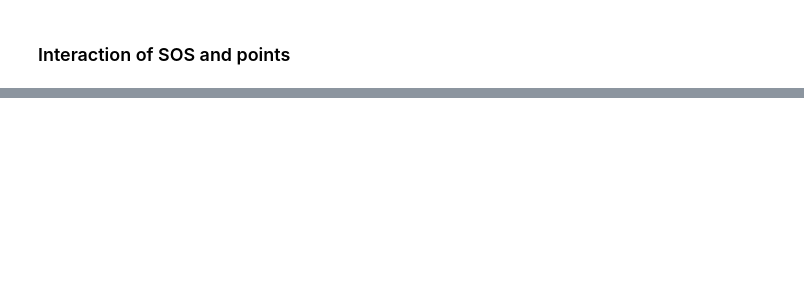
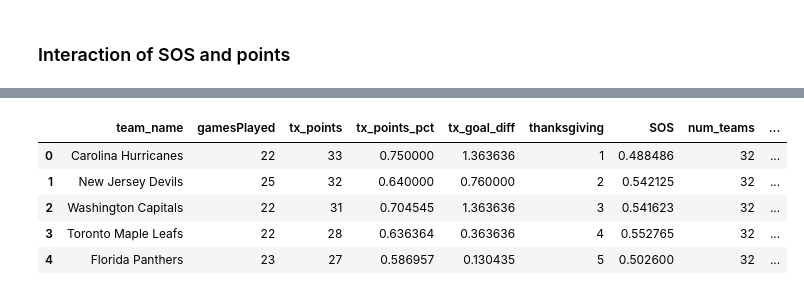
Before and after one commit to kjchrz03/hockey, a Jupyter notebook: hockey_env/thanksgiving_standings.ipynb, the cells around one changed output, grey strips where cells are left out. Drawn from its saved outputs; the diff is of its cells as text; code cells hidden in the pictures; blank space fills up the shorter version.

```diff
--- a/hockey_env/thanksgiving_standings.ipynb
+++ b/hockey_env/thanksgiving_standings.ipynb
@@ -1557,8 +1533,8 @@ thanksgiving_standings.head()
 | 3 | Eastern | 4 | Northeast | 2 | 21 | 16 | ... |
 | 4 | Eastern | 5 | Northeast | 3 | 19 | 6 | ... |
 # %%
-current_season['num_teams'] = 32
-current_season.head()
+current_season_test['num_teams'] = 32
+current_season_test.head()
 # %% [output]
 |  | conferenceName | conferenceSequence | divisionName | divisionSequence | gamesPlayed | goalDifferential | ... |
 | 700 | Eastern | 1 | Metropolitan | 1 | 22 | 30 | ... |
@@ -1569,6 +1572,6 @@ current_season.head()
 # %%
 
-current_prediction = current_season.merge(team_sos, on=['tri_code', 'season_id'], how='left')
+current_prediction = current_season_test.merge(team_sos, on=['tri_code', 'season_id'], how='left')
 
 
 # Step 5: Clean up final DataFrame and rename columns for clarity
@@ -1584,8 +1587,8 @@ current_prediction.head()
 | 3 | Eastern | 4 | Atlantic | 1 | 22 | 8 | ... |
 | 4 | Eastern | 5 | Atlantic | 2 | 23 | 3 | ... |
 # %%
-prediction_df = current_prediction[['teamName.default', 'gamesPlayed','points', 'pointPctg', 'goalDifferentialPctg', 'conferenceSequence', 'SOS', 'conferenceName', 'num_teams']]
-prediction_df.rename(columns={
+current_test_df = current_prediction[['teamName.default', 'gamesPlayed','points', 'pointPctg', 'goalDifferentialPctg', 'conferenceSequence', 'SOS', 'conferenceName', 'num_teams']]
+current_test_df.rename(columns={
     'teamName.default':'team_name',
     'points': 'tx_points',
     'pointPctg': 'tx_points_pct',
@@ -1593,7 +1596,7 @@ prediction_df.rename(columns={
     'conferenceSequence':'thanksgiving',
     'conferenceName': 'conference'
 }, inplace=True)
-prediction_df.head()
+current_test_df.head()
 # %% [output]
 |  | team_name | gamesPlayed | tx_points | tx_points_pct | tx_goal_diff | thanksgiving | SOS | conference | ... |
 | 0 | Carolina Hurricanes | 22 | 33 | 0.750000 | 1.363636 | 1 | 0.488486 | Eastern | ... |
@@ -1603,30 +1606,30 @@ prediction_df.head()
 | 4 | Florida Panthers | 23 | 27 | 0.586957 | 0.130435 | 5 | 0.502600 | Eastern | ... |
 # %%
 # Step 1: Create dummy variables for 'conference'
-prediction_df = pd.get_dummies(prediction_df, columns=['conference'], drop_first=True)
+current_test_df = pd.get_dummies(current_test_df, columns=['conference'], drop_first=True)
 
 # Step 2: Ensure 'conference_Western' exists, even if it's missing
-if 'conference_Western' not in prediction_df.columns:
-    prediction_df['conference_Western'] = 0  # Add with all zeros if missing
+if 'conference_Western' not in current_test_df.columns:
+    current_test_df['conference_Western'] = 0  # Add with all zeros if missing
 
 # Step 3: Define the feature set for prediction
 model_features = ['tx_points', 'tx_points_pct', 'tx_goal_diff', 'thanksgiving', 'SOS', 'num_teams', 'conference_Western']
-prediction_features = prediction_df.reindex(columns=model_features, fill_value=0)
+prediction_features = current_test_df.reindex(columns=model_features, fill_value=0)
 
 # Step 4: Make predictions
-prediction_df['predicted_status'] = best_model.predict(prediction_features)
+current_test_df['predicted_status'] = best_model.predict(prediction_features)
 
 # Step 5: Keep a copy of identifying information (team name, etc.)
 identifying_columns = ['team_name', 'gamesPlayed','conference_Western', 'tx_points', 'SOS']  # Adjust to your identifying column names
-identifying_info = prediction_df[identifying_columns].copy()  # Copy identifying columns
+identifying_info = current_test_df[identifying_columns].copy()  # Copy identifying columns
 
 # Step 6: Add predictions to identifying information
-results_df = identifying_info.copy()  # Copy identifying info into results_df
-results_df['predicted_status'] = prediction_df['predicted_status']  # Add predictions to results
+current_test_results = identifying_info.copy()  # Copy identifying info into results_df
+current_test_results['predicted_status'] = current_test_df['predicted_status']  # Add predictions to results
 
 # Step 7: Map predictions to human-readable labels
-results_df['playoff_prediction'] = results_df['predicted_status'].map({1: 'Make Playoffs', 0: 'Miss Playoffs'})
-results_df.head()
+current_test_results['playoff_prediction'] = current_test_results['predicted_status'].map({1: 'Make Playoffs', 0: 'Miss Playoffs'})
+current_test_results.head()
 # %% [output]
 |  | team_name | gamesPlayed | conference_Western | tx_points | SOS | predicted_status | playoff_prediction |
 | 0 | Carolina Hurricanes | 22 | False | 33 | 0.488486 | 1 | Make Playoffs |
@@ -1706,0 +1694,9 @@ thanksgiving_standings['points_sos_interaction_normalized'] = scaler.fit_transfo
+# %%
+current_test_df.head()
+# %% [output]
+|  | team_name | gamesPlayed | tx_points | tx_points_pct | tx_goal_diff | thanksgiving | SOS | num_teams | ... |
+| 0 | Carolina Hurricanes | 22 | 33 | 0.750000 | 1.363636 | 1 | 0.488486 | 32 | ... |
+| 1 | New Jersey Devils | 25 | 32 | 0.640000 | 0.760000 | 2 | 0.542125 | 32 | ... |
+| 2 | Washington Capitals | 22 | 31 | 0.704545 | 1.363636 | 3 | 0.541623 | 32 | ... |
+| 3 | Toronto Maple Leafs | 22 | 28 | 0.636364 | 0.363636 | 4 | 0.552765 | 32 | ... |
+| 4 | Florida Panthers | 23 | 27 | 0.586957 | 0.130435 | 5 | 0.502600 | 32 | ... |
```
Also changed, not shown: parts of 52 cells of this notebook.
